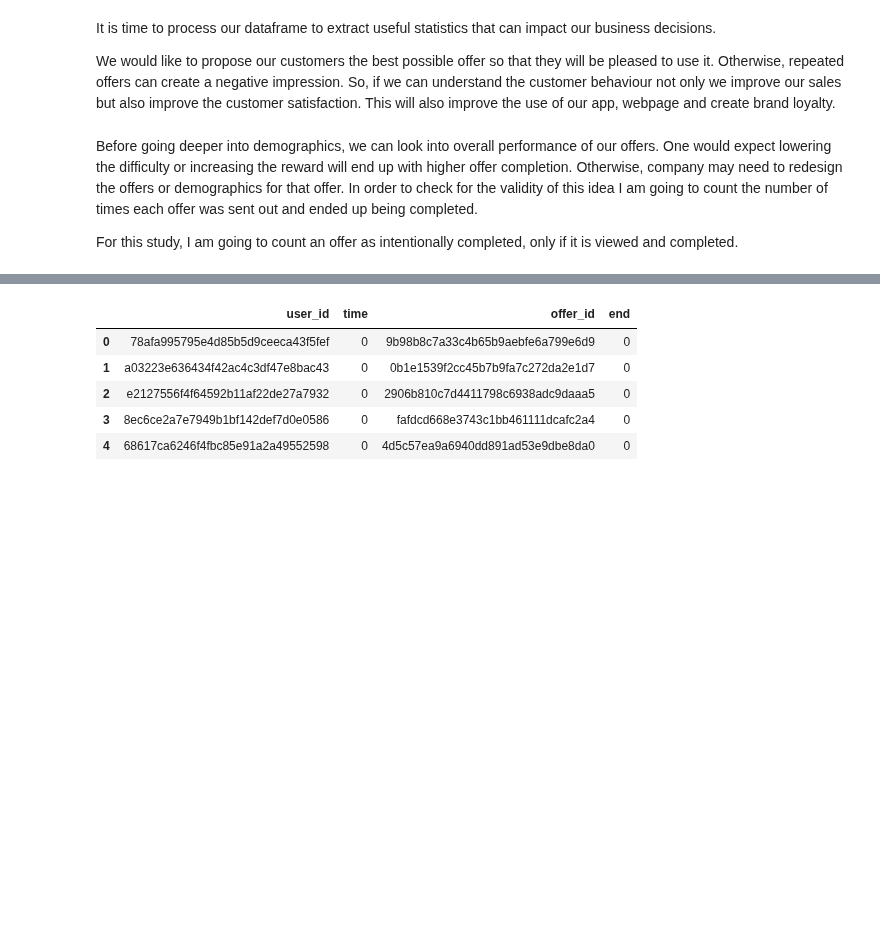
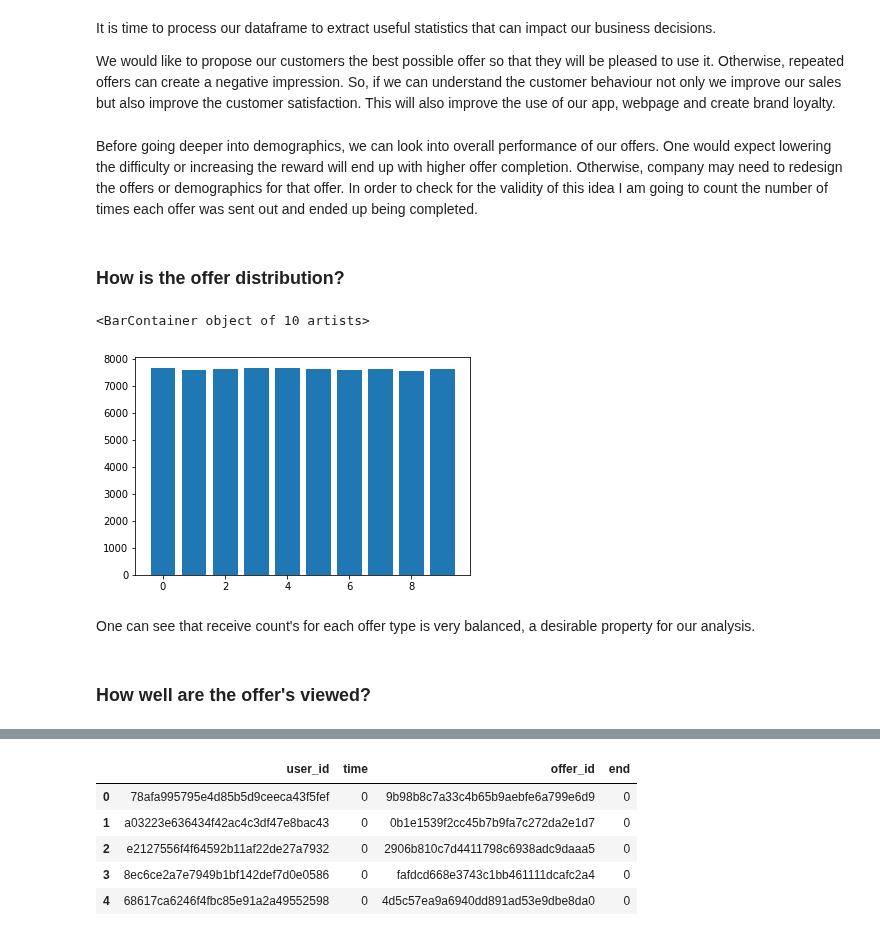
Before and after one commit to onurkapucu/Starbucks_Capstone, a Jupyter notebook: Starbucks_Capstone_notebook.ipynb, the cells around one changed output, grey strips where cells are left out. Cells and saved outputs as stored; diff of their text form; code cells hidden in the pictures; blank space fills up the shorter version.

```diff
--- a/Starbucks_Capstone_notebook.ipynb
+++ b/Starbucks_Capstone_notebook.ipynb
@@ -307,10 +307,21 @@ It is time to process our dataframe to extract useful statistics that can impact
 We would like to propose our customers the best possible offer so that they will be pleased to use it. Otherwise, repeated offers can create a negative impression. So, if we can understand the customer behaviour not only we improve our sales but also improve the customer satisfaction. This will also improve the use of our app, webpage and create brand loyalty.
 # %% [markdown]
 Before going deeper into demographics, we can look into overall performance of our offers. One would expect lowering the difficulty or increasing the reward will end up with higher offer completion. Otherwise, company may need to redesign the offers or demographics for that offer. In order to check for the validity of this idea I am going to count the number of times each offer was sent out and ended up being completed.
-
-For this study, I am going to count an offer as intentionally completed, only if it is viewed and completed.
 # %%
 transcript_received = transcript_clean[transcript_clean['event']=='offer received'].drop(columns=['amount','event'])
 transcript_viewed = transcript_clean[transcript_clean['event']=='offer viewed'].drop(columns=['amount','event'])
 transcript_completed = transcript_clean[transcript_clean['event']=='offer completed'].drop(columns=['amount','event'])
 transcript_transaction = transcript_clean[transcript_clean['event']=='transaction']
+# %% [markdown]
+### How is the offer distribution?
+# %%
+offer_receive_counts = transcript_received['offer_id'].value_counts().to_frame().reset_index().rename(columns={'offer_id':'receive_count','index':'offer_id'})
+offer_receive_counts=portfolio_clean.merge(offer_receive_counts,how='left',on=['offer_id'])#[['offer_id','receive_count']]
+plt.bar(range(10),offer_receive_counts['receive_count'])
+# %% [output]
+<BarContainer object of 10 artists>
+[figure, added]
+# %% [markdown]
+One can see that receive count's for each offer type is very balanced, a desirable property for our analysis.
+# %% [markdown]
+### How well are the offer's viewed?
```
Also changed, not shown: parts of 18 cells of this notebook.
